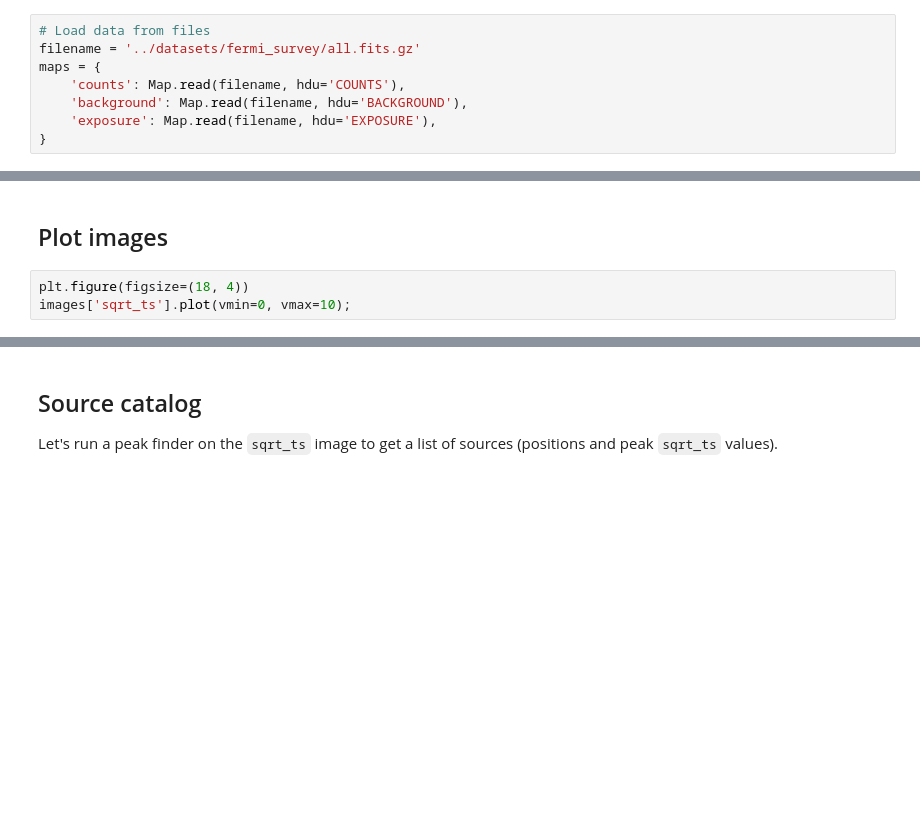
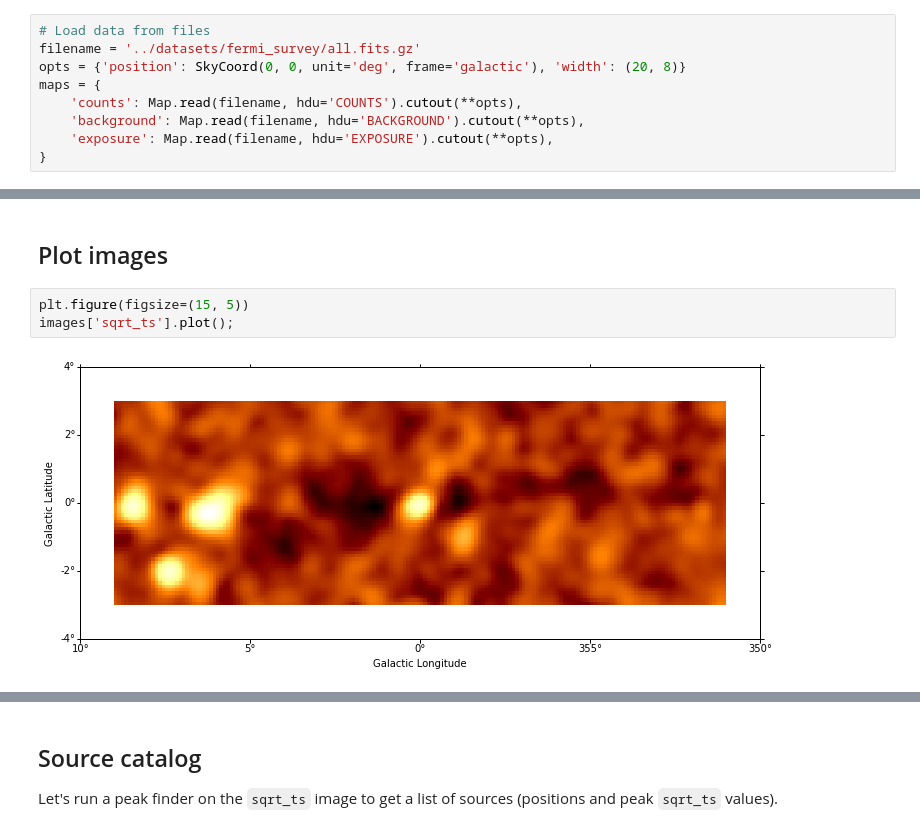
Before and after one commit to gammapy/gammapy-extra, a Jupyter notebook: notebooks/detect_ts.ipynb, the cells around one changed output, grey strips where cells are left out. Cells and saved outputs as stored; diff of their text form; blank space fills up the shorter version.

```diff
--- a/notebooks/detect_ts.ipynb
+++ b/notebooks/detect_ts.ipynb
@@ -42,10 +39,11 @@ ModuleNotFoundError: No module named 'photutils'
 # %%
 # Load data from files
 filename = '../datasets/fermi_survey/all.fits.gz'
+opts = {'position': SkyCoord(0, 0, unit='deg', frame='galactic'), 'width': (20, 8)}
 maps = {
-    'counts': Map.read(filename, hdu='COUNTS'),
-    'background': Map.read(filename, hdu='BACKGROUND'),
-    'exposure': Map.read(filename, hdu='EXPOSURE'),
+    'counts': Map.read(filename, hdu='COUNTS').cutout(**opts),
+    'background': Map.read(filename, hdu='BACKGROUND').cutout(**opts),
+    'exposure': Map.read(filename, hdu='EXPOSURE').cutout(**opts),
 }
 # %%
 %%time
@@ -57,6 +58,8 @@ images = estimator.run(maps, kernel)
 # %% [markdown]
 ## Plot images
 # %%
-plt.figure(figsize=(18, 4))
-images['sqrt_ts'].plot(vmin=0, vmax=10);
+plt.figure(figsize=(15, 5))
+images['sqrt_ts'].plot();
+# %% [output]
+[figure, added]
 # %%
```
Also changed, not shown: parts of 8 cells of this notebook.
